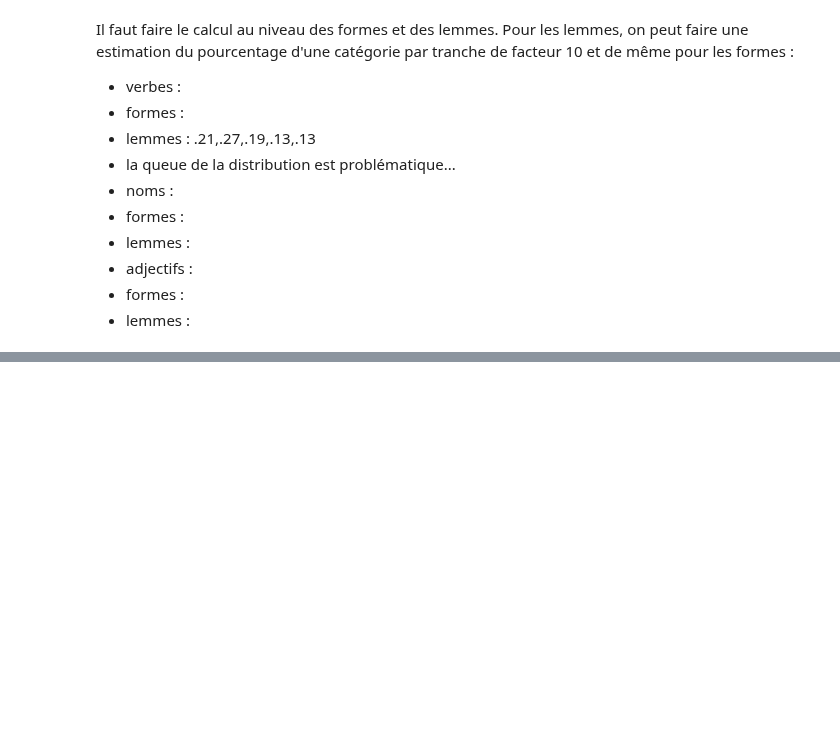
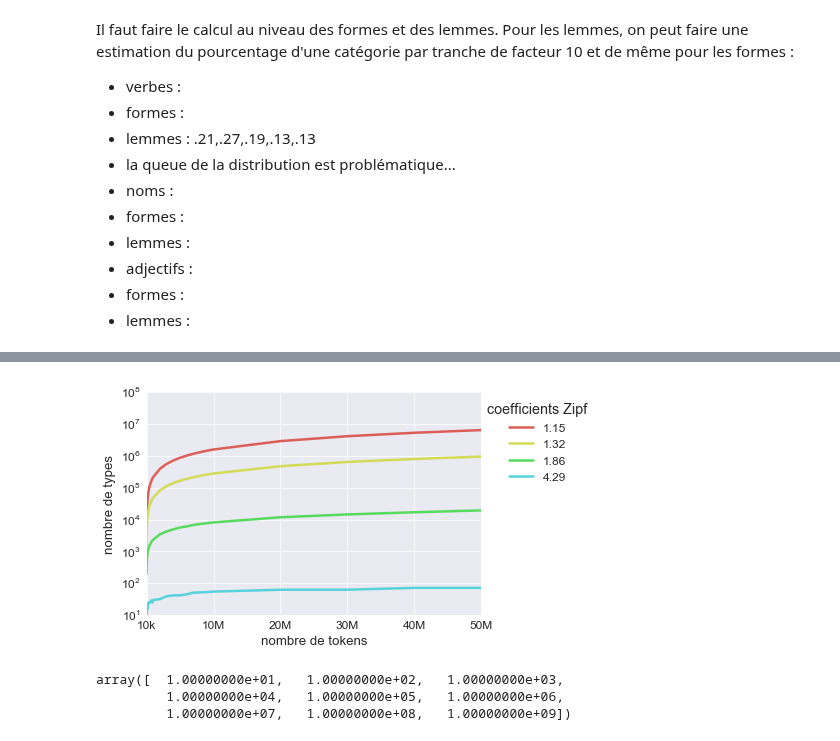
Before and after one commit to gboye/SWIM, a Jupyter notebook: SampleManagement/Lexique3-Zipf.ipynb, the cells around one changed output, grey strips where cells are left out. Saved outputs shown, nothing was run; the diff lists cells and outputs as text; code cells hidden in the pictures; blank space fills up the shorter version.

```diff
--- a/SampleManagement/Lexique3-Zipf.ipynb
+++ b/SampleManagement/Lexique3-Zipf.ipynb
@@ -781,8 +735,3 @@ def getZipfSizeTable(coefs,tokenNumbers,catDist):
 # %%
 coefs=[1+(i+1)/100. for i in range(20)]
 tokenNumbers=[int(1E5*(i+1)) for i in range(9)]+[int(1E6*(i+1)) for i in range(9)]+[int(1E7*(i+1)) for i in range(9)]+[int(1E8*(i+1)) for i in range(5)]
-# %%
-sPrev=0
-for i in range(1,6):
-    sNow=lex3[(lex3["4_cgram"].isin(cgramV))&(lex3["9_freqfilms2"]>0)&(lex3["rangFW"]<=10**(i+1))].count()["1_ortho"]
-    print 10**(i+1),(sNow-sPrev)/10.**(i+1)*100
@@ -794,0 +738,18 @@ for i in range(1,6):
+# %%
+catDistMots={}
+catDistLemmes={}
+for c in categories:
+    print c
+    catDistMots[c]={}
+    catDistLemmes[c]={}
+    sPrevMots=0
+    sPrevLemmes=0
+    for i in range(1,7):
+        sNowMots=lex3[(lex3["4_cgram"].isin(cgrams[c]))&(lex3["9_freqfilms2"]>0)&(lex3["rangFW"]<=10**(i+1))].count()["1_ortho"]
+        print "W",10**(i+1),sNowMots-sPrevMots,(sNowMots-sPrevMots)/10.**(i+1)*100
+        catDistMots[c][10**(i+1)]=(sNowMots-sPrevMots)#/10.**(i+1)*100
+        sPrevMots=sNowMots
+        sNowLemmes=lex3Lemmes[(lex3Lemmes["4_cgram"].isin(cgrams[c]))&(lex3Lemmes["7_freqlemfilms2"]>0)&(lex3Lemmes["rangFL"]<=10**(i+1))].count()["1_ortho"]
+        print "L",10**(i+1),sNowLemmes-sPrevLemmes,(sNowLemmes-sPrevLemmes)/10.**(i+1)*100
+        catDistLemmes[c][10**(i+1)]=(sNowLemmes-sPrevLemmes)#/10.**(i+1)*100
+        sPrevLemmes=sNowLemmes
@@ -834,0 +891,5 @@ dictZipfSize,dictCatZipfSizeMots=getZipfSizeTable(coefs,tokenNumbers,vCatDistMot
+# %%
+#coefs=[1.25,1.53,1.89,2.09]
+coefs=[1.15,1.32,1.86,4.29]
+tokenNumbers=[int(1E3*(i+1)) for i in range(9)]+[int(1E4*(i+1)) for i in range(9)]+[int(1E5*(i+1)) for i in range(9)]+[int(1E6*(i+1)) for i in range(9)]+[int(1E7*(i+1)) for i in range(9)]+[int(1E8*(i+1)) for i in range(5)]
+dictZipfSize,dictCatZipfSizeMots=getZipfSizeTable(coefs,tokenNumbers,catDist=vCatDistMots)
@@ -834,0 +915,24 @@ dictZipfSize,dictCatZipfSizeMots=getZipfSizeTable(coefs,tokenNumbers,vCatDistMot
+# %%
+#samples=[1.8,1.9,2.0,2.1,2.2]
+#samples=[1+(i+1)/100. for i in range(5)]
+samples=[1.15,1.32,1.86,4.29]
+dfZipfSizes=pd.DataFrame.from_dict(dictZipfSize)
+ax=dfZipfSizes.iloc[:32][samples].plot(figsize=(6,4),)
+ax.set(yscale="log",
+       xlabel=u"nombre de tokens",ylabel=u"nombre de types",
+      )
+ax.xaxis.set_ticks(np.linspace(10000,50000000,num=6))
+ax.xaxis.set_major_formatter(ticker.FuncFormatter(reFormatTicks))
+ax.yaxis.set_ticks(np.logspace(1,8,num=8))
+#ax.yaxis.set_major_formatter(ticker.FuncFormatter(reFormatTicks))
+plt.legend(bbox_to_anchor=(1.35, 1),title="coefficients Zipf")
+plt.savefig(repHDR+u'Zipf-CoefTokens-Types.png', dpi=300, bbox_inches="tight")
+plt.show()
+# %% [output]
+[figure, added]
+# %%
+np.logspace(1,9,num=9)
+# %% [output]
+array([  1.00000000e+01,   1.00000000e+02,   1.00000000e+03,
+         1.00000000e+04,   1.00000000e+05,   1.00000000e+06,
+         1.00000000e+07,   1.00000000e+08,   1.00000000e+09])
```
Also changed, not shown: parts of 73 cells of this notebook, 14 other files.
